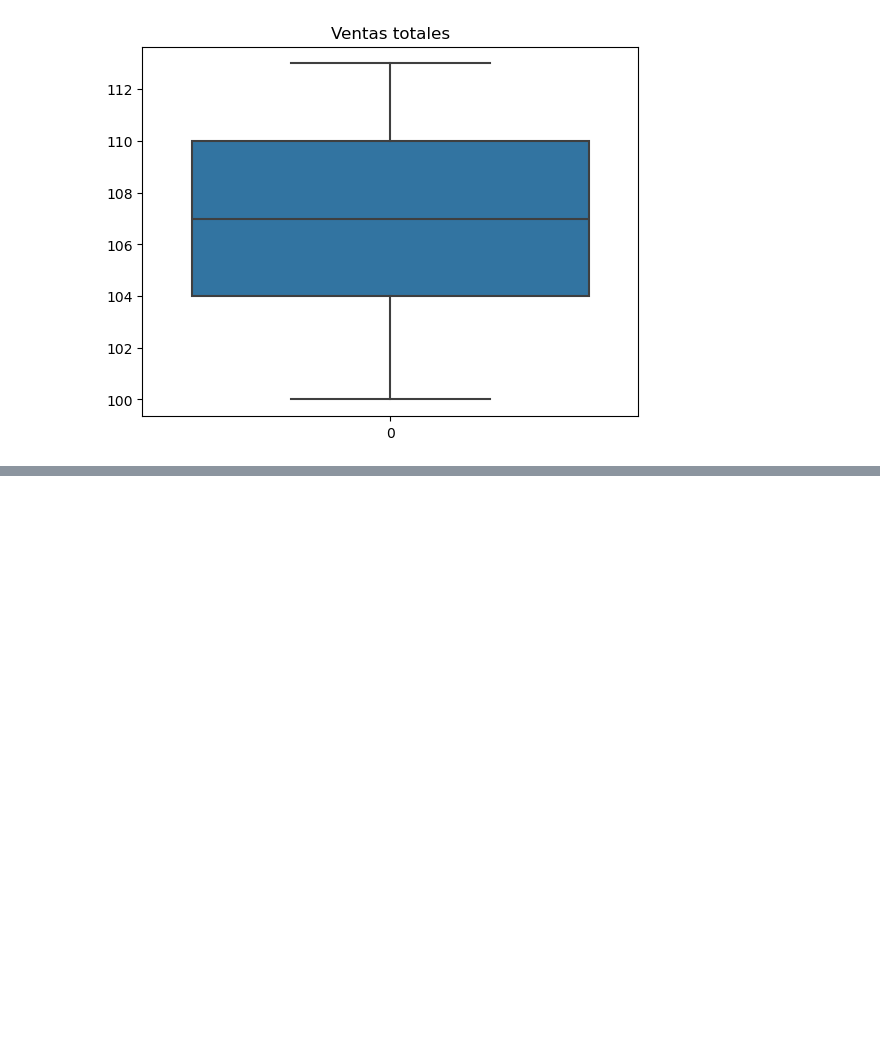
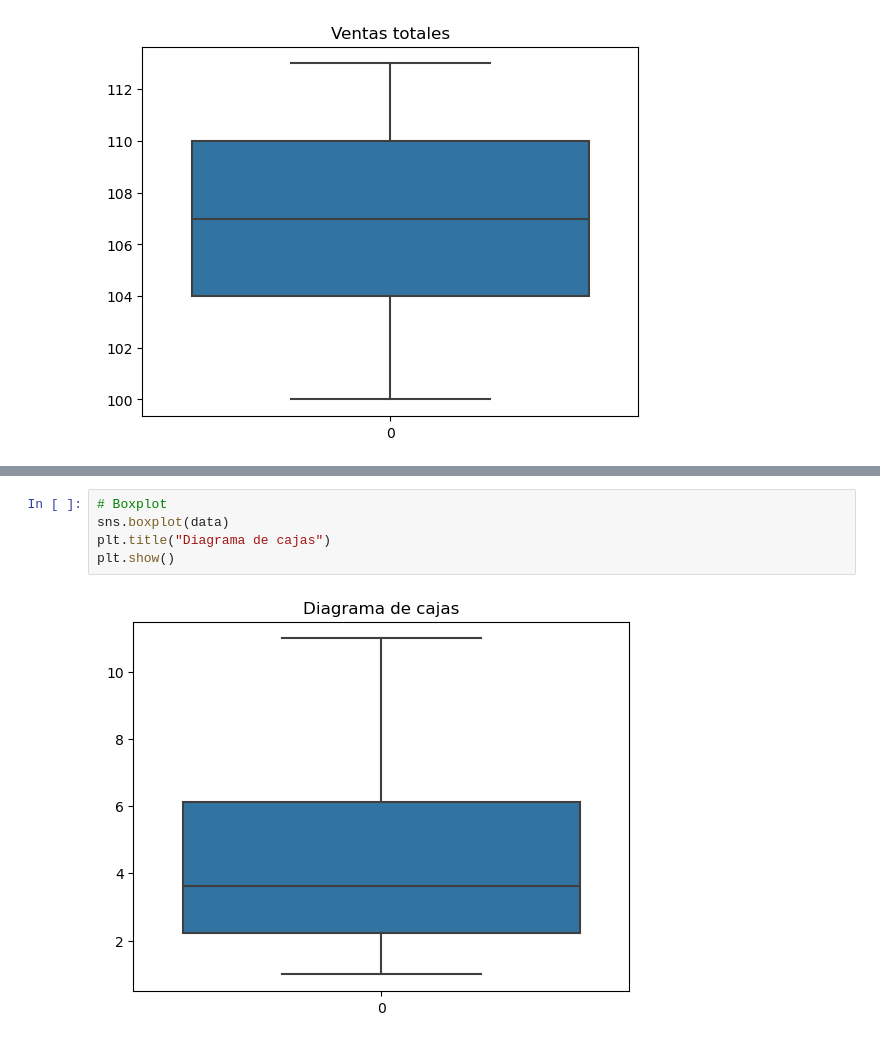
Before and after one commit to Dilmer-Rojas/ESTADISTICA_PYTHON, a Jupyter notebook: home/module/MOD 1/notebook.ipynb, the cells around one changed output, grey strips where cells are left out. Cells and saved outputs as stored; diff of their text form; blank space fills up the shorter version.

```diff
--- a/home/module/MOD 1/notebook.ipynb
+++ b/home/module/MOD 1/notebook.ipynb
@@ -320,0 +370,7 @@ plt.show() # No hay outliers según el gráfico
+# %%
+# Boxplot
+sns.boxplot(data)
+plt.title("Diagrama de cajas")
+plt.show()
+# %% [output]
+[figure, added]
```
Also changed, not shown: parts of 6 cells of this notebook.
